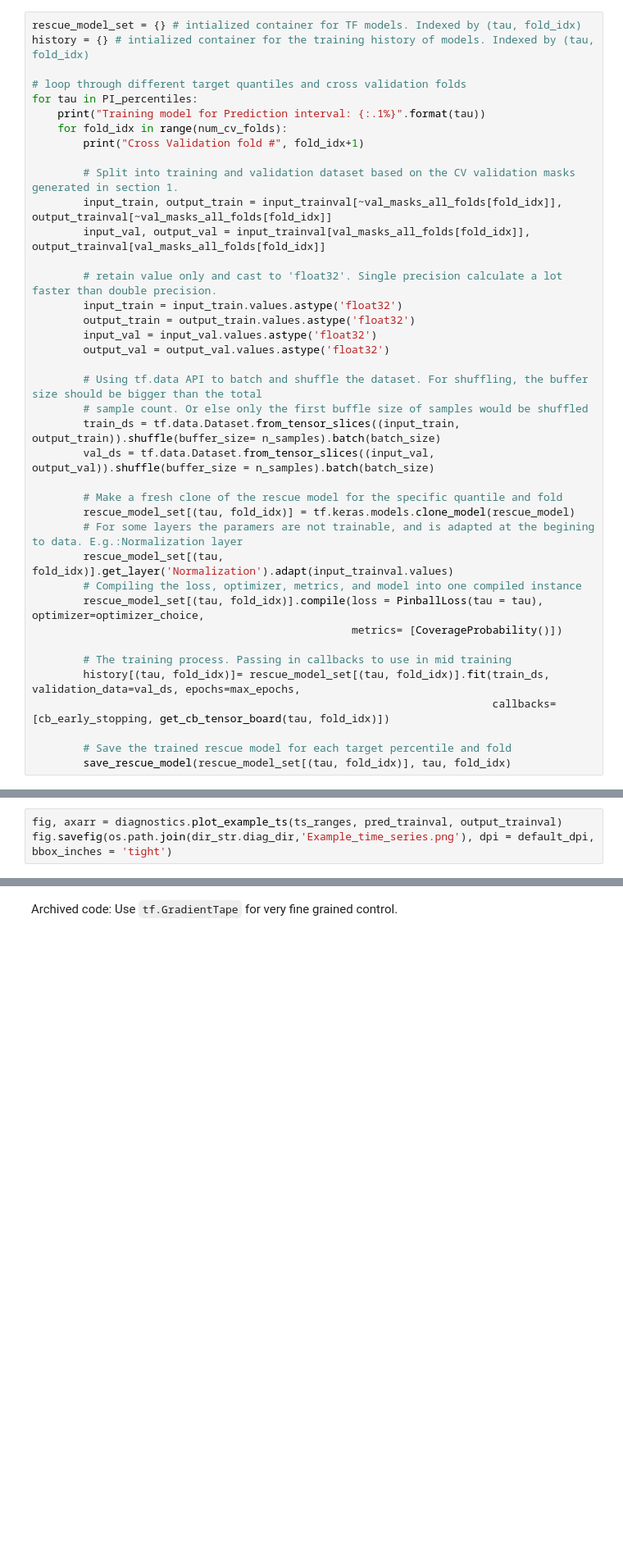
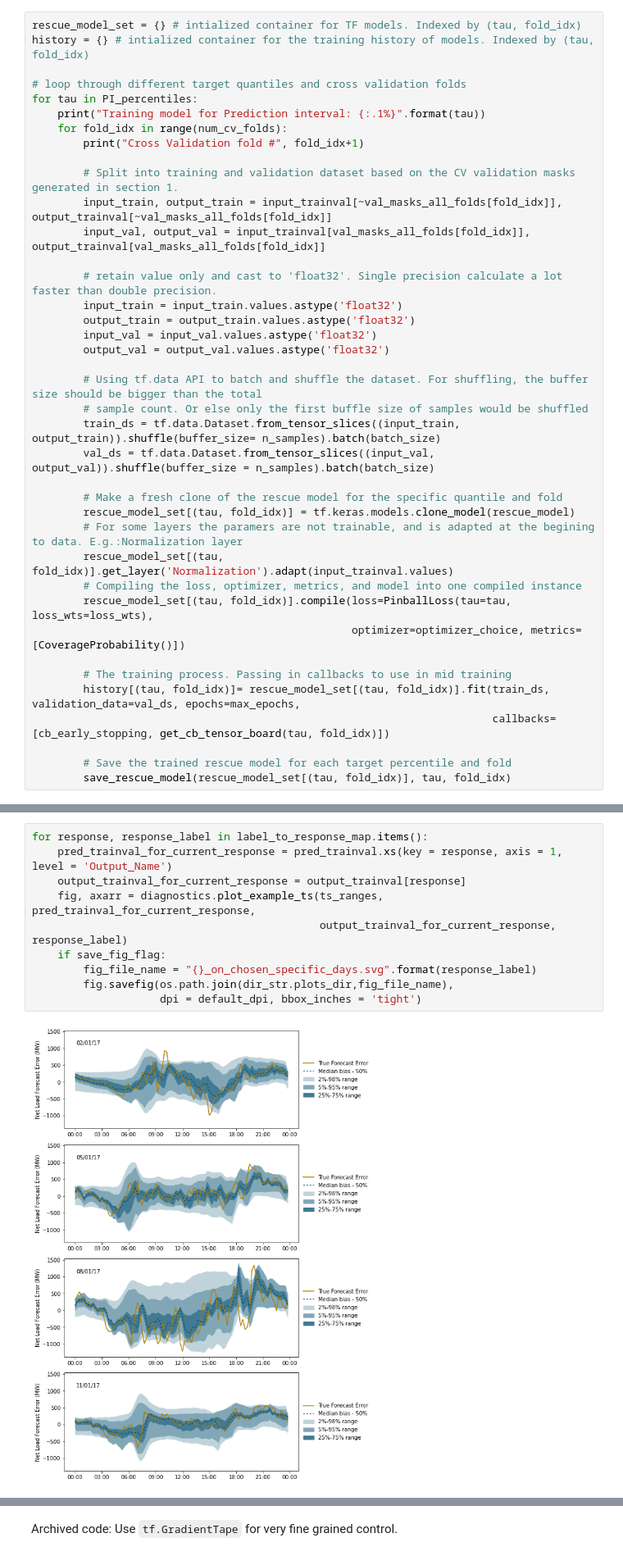
Before and after one commit to e3-/RESERVE-Public, a Jupyter notebook: code/rescue.ipynb, the cells around one changed output, grey strips where cells are left out. Shown at 82% size. Cells and saved outputs as stored; diff of their text form; blank space fills up the shorter version.

```diff
--- a/code/rescue.ipynb
+++ b/code/rescue.ipynb
@@ -264,8 +316,8 @@ for tau in PI_percentiles:
         # For some layers the paramers are not trainable, and is adapted at the begining to data. E.g.:Normalization layer
         rescue_model_set[(tau, fold_idx)].get_layer('Normalization').adapt(input_trainval.values)
         # Compiling the loss, optimizer, metrics, and model into one compiled instance
-        rescue_model_set[(tau, fold_idx)].compile(loss = PinballLoss(tau = tau), optimizer=optimizer_choice,
-                                                  metrics= [CoverageProbability()])
+        rescue_model_set[(tau, fold_idx)].compile(loss=PinballLoss(tau=tau, loss_wts=loss_wts),
+                                                  optimizer=optimizer_choice, metrics=[CoverageProbability()])
 
         # The training process. Passing in callbacks to use in mid training
         history[(tau, fold_idx)]= rescue_model_set[(tau, fold_idx)].fit(train_ds, validation_data=val_ds, epochs=max_epochs,
@@ -403,6 +582,3 @@ Visualize the quantile forecast for a few example days.
 1. **Smoothness**: Is the reserve interval band changing continuously?
 2. **Coverage**: How good is the reserve interval band covering the true forecast error? The more the better.
 3. **Exceeding**: What kind of condition seems to lead to exceedance? Hopefully it should be extreme
-# %%
-fig, axarr = diagnostics.plot_example_ts(ts_ranges, pred_trainval, output_trainval)
-fig.savefig(os.path.join(dir_str.diag_dir,'Example_time_series.png'), dpi = default_dpi, bbox_inches = 'tight')
@@ -410,0 +585,12 @@ fig.savefig(os.path.join(dir_str.diag_dir,'Example_time_series.png'), dpi = defa
+# %%
+for response, response_label in label_to_response_map.items():
+    pred_trainval_for_current_response = pred_trainval.xs(key = response, axis = 1, level = 'Output_Name')
+    output_trainval_for_current_response = output_trainval[response]
+    fig, axarr = diagnostics.plot_example_ts(ts_ranges, pred_trainval_for_current_response,
+                                             output_trainval_for_current_response, response_label)
+    if save_fig_flag:
+        fig_file_name = "{}_on_chosen_specific_days.svg".format(response_label)
+        fig.savefig(os.path.join(dir_str.plots_dir,fig_file_name),
+                    dpi = default_dpi, bbox_inches = 'tight')
+# %% [output]
+[figure, added]
```
Also changed, not shown: parts of 26 cells of this notebook, 2 other files.
